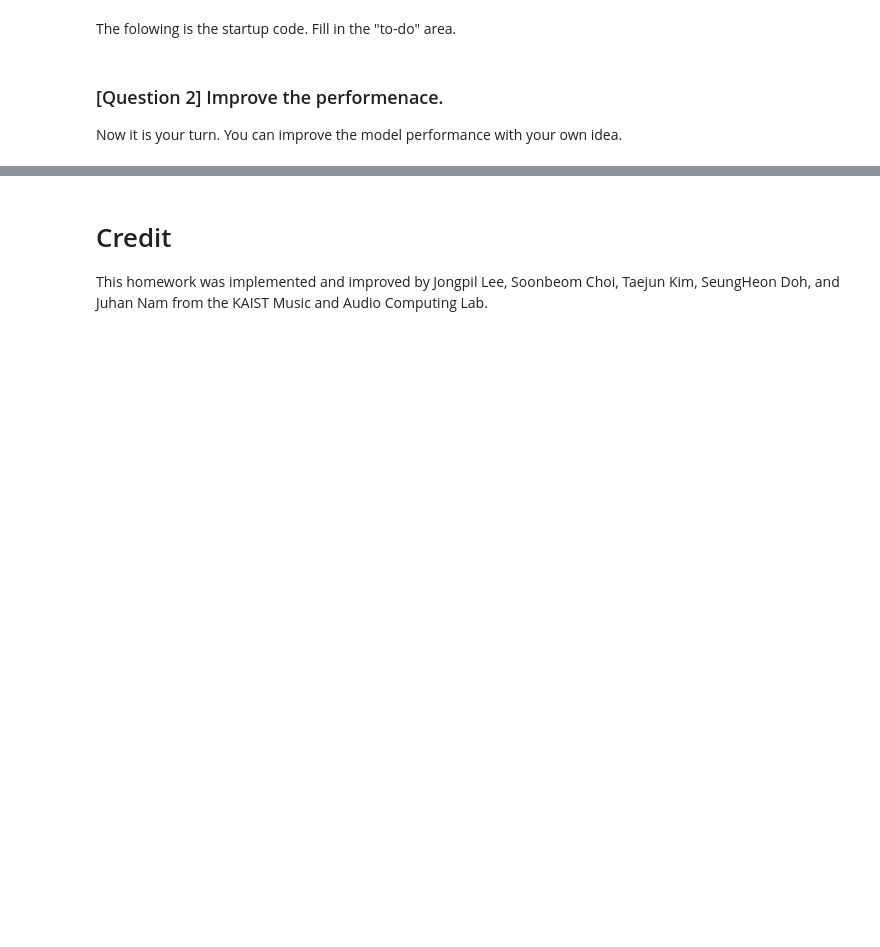
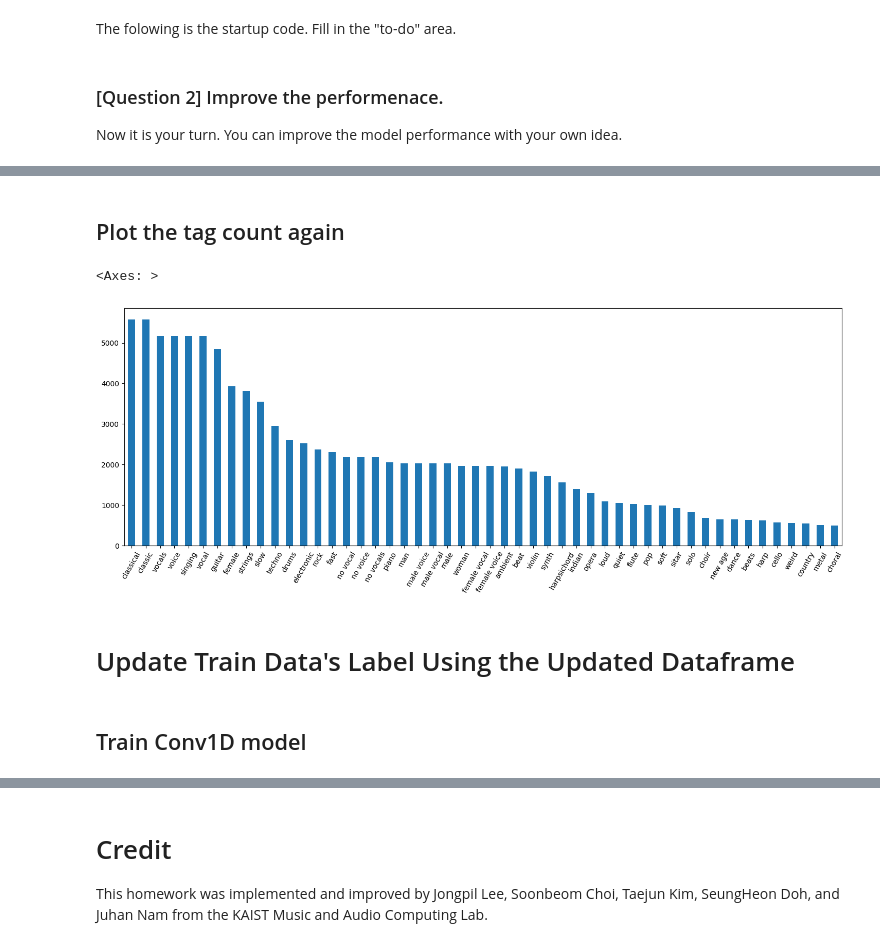
Before and after one commit to minigb/musical-applications-of-machine-learning-gct634-2025, a Jupyter notebook: hw2/GCT634_HW2.ipynb, the cells around one changed output, grey strips where cells are left out. Saved outputs shown, nothing was run; the diff lists cells and outputs as text; code cells hidden in the pictures; blank space fills up the shorter version.

```diff
--- a/hw2/GCT634_HW2.ipynb
+++ b/hw2/GCT634_HW2.ipynb
@@ -540,0 +617,16 @@ result_auc.sort_values(by='rocauc', ascending=False).plot.bar(figsize=(18,6),rot
+# %%
+from collections import defaultdict
+from tqdm import tqdm
+
+def count_items_that_does_not_include_inclusive(df):
+    count_wrong_dict = defaultdict(int)
+    for i in tqdm(range(len(df))):
+        item = df.iloc[i]
+        cur_tags = list(item[item == 1].index)
+        for category, related_tags in TAGS_INCLUDE.items():
+            if category in cur_tags:
+                if not set(related_tags).issubset(set(cur_tags)):
+                    count_wrong_dict[category] += 1
+    return count_wrong_dict
+
+count_items_that_does_not_include_inclusive(df)
@@ -540,0 +642,35 @@ result_auc.sort_values(by='rocauc', ascending=False).plot.bar(figsize=(18,6),rot
+# %%
+UPDATE_INCLUDE_FN = './annotations_updated_includings.csv'
+def update_included_tags(df, fn = UPDATE_INCLUDE_FN):
+    if os.path.exists(fn):
+        df = pd.read_csv(fn, sep="\t", index_col=0)
+        return df
+
+    for i in tqdm(range(len(df))):
+        item = df.iloc[i]
+        cur_tags = list(item[item == 1].index)
+        for representative, tags_to_include in TAGS_INCLUDE.items():
+            if representative in cur_tags:
+                for tag in tags_to_include:
+                    df.loc[df.index[i], tag] = 1
+
+    check_wrong_dict = count_items_that_does_not_include_inclusive(df)
+    assert len(check_wrong_dict) == 0, f"result dict: {check_wrong_dict}"
+
+    df.to_csv(fn, sep="\t")
+    return df
+
+df_updated = update_included_tags(df_updated)
+# %% [markdown]
+## Plot the tag count again
+# %%
+# plot the result again
+
+df_updated[TAGS].sum().sort_values(ascending=False).plot.bar(figsize=(18,6), rot=60) # check data distribution in descending order
+# %% [output]
+<Axes: >
+[figure, added]
+# %% [markdown]
+# Update Train Data's Label Using the Updated Dataframe
+# %% [markdown]
+## Train Conv1D model
```
Also changed, not shown: parts of 25 cells of this notebook, 1 other file.
